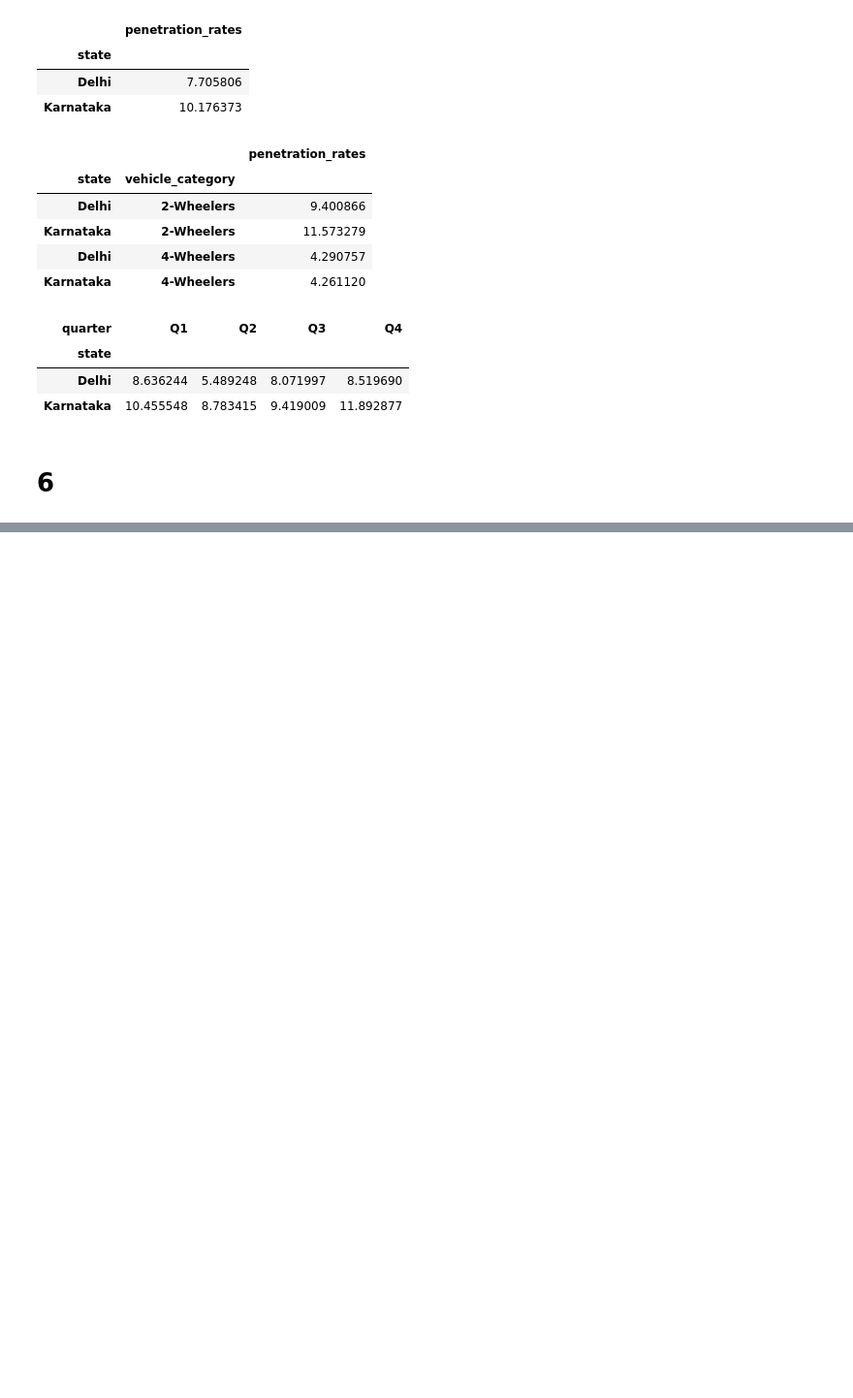
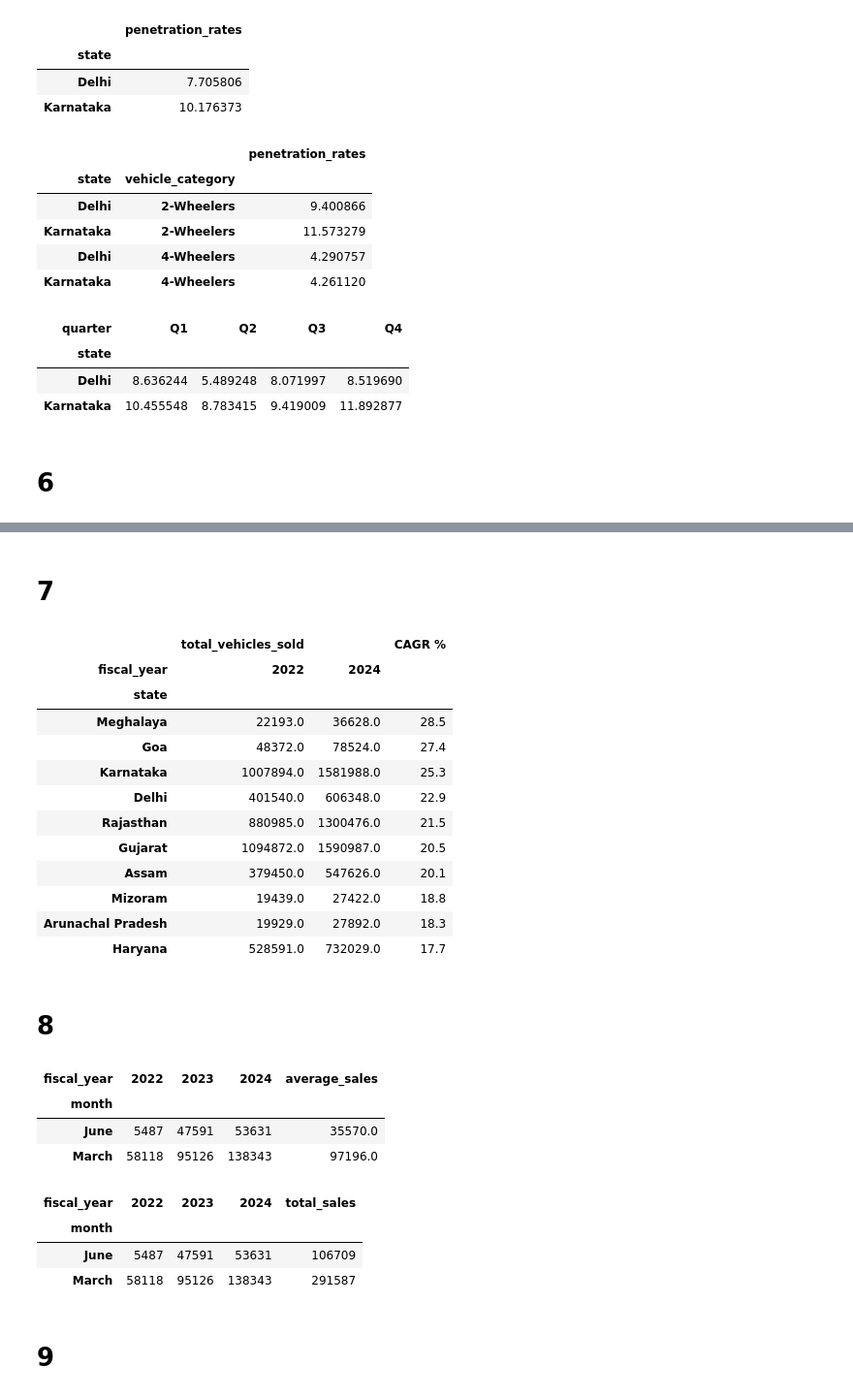
Before and after one commit to Nikhil-df/projects, a Jupyter notebook: electric_vehicle/Untitled.ipynb, the cells around one changed output, grey strips where cells are left out. Shown at 97% size. Drawn from its saved outputs; the diff is of its cells as text; code cells hidden in the pictures; blank space fills up the shorter version.

```diff
--- a/electric_vehicle/Untitled.ipynb
+++ b/electric_vehicle/Untitled.ipynb
@@ -214,7 +205,7 @@ penetration_rate_by_quarter["penetration_rate"].unstack()
 # 6
 # %%
 def cagr(sv,ev,y):
-    return round((((ev/sv)**(1/y)) -1)*100)
+    return round(((((ev/sv)**(1/y)) -1)*100),1)
 # %%
 data = makers.copy()
 year = [2022,2024]
@@ -240,0 +232,30 @@ compounded_annual_growth_rate(data,year,top_no)
+# %% [markdown]
+# 7
+# %%
+dt = state.copy()
+year = [2022,2024]
+top_no = 10
+# %%
+year_count = year[1]-year[0]
+raw_dt = dt[["state","total_vehicles_sold","fiscal_year"]]
+final_dt = raw_dt[raw_dt["fiscal_year"].isin(year)].groupby(["state","fiscal_year"]).sum().unstack()
+final_dt["CAGR %"] = cagr(final_dt["total_vehicles_sold"][2022],final_dt["total_vehicles_sold"][2024],year_count)
+top_10_states_highest_CAGR = final_dt.sort_values(by = "CAGR %", ascending = False).head(top_no)
+# %%
+top_10_states_highest_CAGR
+# %% [output]
+|  | total_vehicles_sold |  | CAGR % |
+| fiscal_year | 2022 | 2024 |  |
+| state |  |  |  |
+| Meghalaya | 22193.0 | 36628.0 | 28.5 |
+| Goa | 48372.0 | 78524.0 | 27.4 |
+| Karnataka | 1007894.0 | 1581988.0 | 25.3 |
+| Delhi | 401540.0 | 606348.0 | 22.9 |
+| Rajasthan | 880985.0 | 1300476.0 | 21.5 |
+| Gujarat | 1094872.0 | 1590987.0 | 20.5 |
+| Assam | 379450.0 | 547626.0 | 20.1 |
+| Mizoram | 19439.0 | 27422.0 | 18.8 |
+| Arunachal Pradesh | 19929.0 | 27892.0 | 18.3 |
+| Haryana | 528591.0 | 732029.0 | 17.7 |
+# %% [markdown]
+# 8
@@ -240,0 +273,16 @@ compounded_annual_growth_rate(data,year,top_no)
+# %%
+min_max(final_dt,"average_sales")
+# %% [output]
+| fiscal_year | 2022 | 2023 | 2024 | average_sales |
+| month |  |  |  |  |
+| June | 5487 | 47591 | 53631 | 35570.0 |
+| March | 58118 | 95126 | 138343 | 97196.0 |
+# %%
+min_max(final_dt,"total_sales")
+# %% [output]
+| fiscal_year | 2022 | 2023 | 2024 | total_sales |
+| month |  |  |  |  |
+| June | 5487 | 47591 | 53631 | 106709 |
+| March | 58118 | 95126 | 138343 | 291587 |
+# %% [markdown]
+# 9
```
Also changed, not shown: parts of 21 cells of this notebook, 2 other files.
